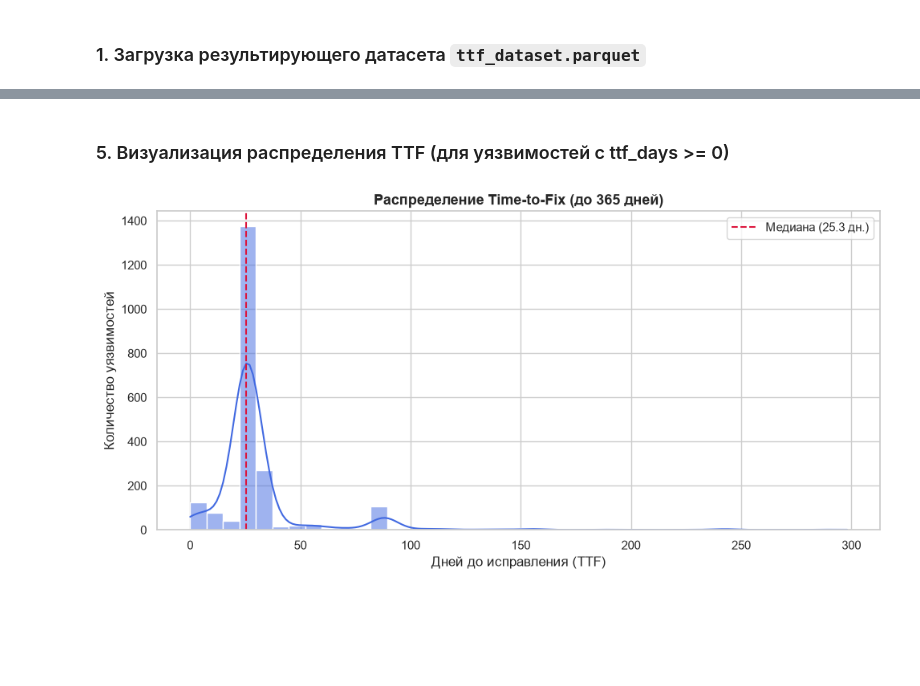
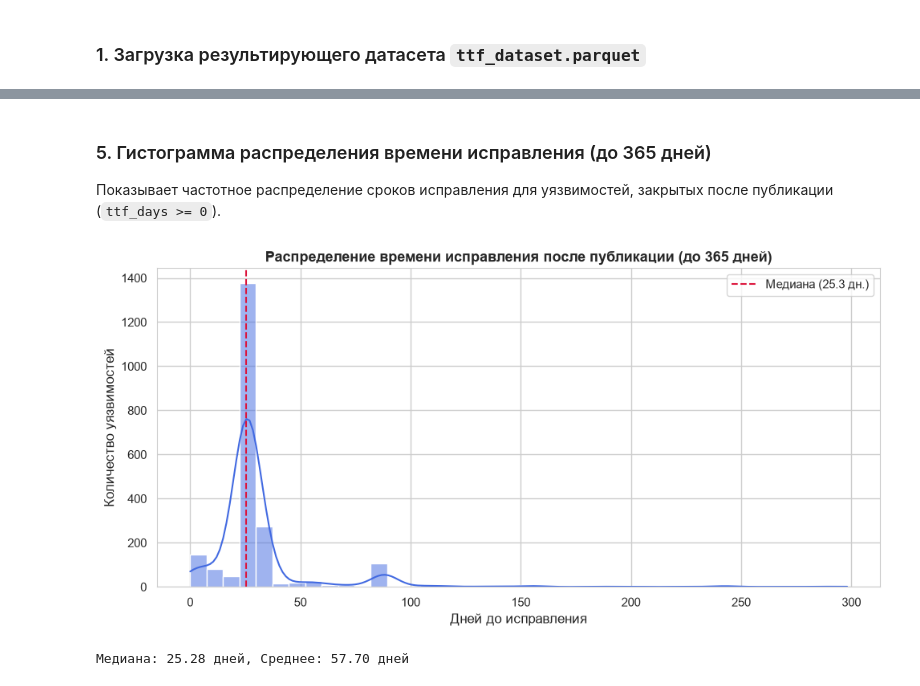
Before and after one commit to kseilons/python-fix-time, a Jupyter notebook: notebooks/data_exploration.ipynb, the cells around one changed output, grey strips where cells are left out. Saved outputs shown, nothing was run; the diff lists cells and outputs as text; code cells hidden in the pictures; blank space fills up the shorter version.

```diff
--- a/notebooks/data_exploration.ipynb
+++ b/notebooks/data_exploration.ipynb
@@ -6,14 +15,18 @@
 # %%
+import os
+from pathlib import Path
 import pandas as pd
 import numpy as np
 import matplotlib.pyplot as plt
 import seaborn as sns
-from pathlib import Path
+from cvss import CVSS3
 
-# Настройки графиков
+# Настройки оформления графиков
 sns.set_theme(style="whitegrid", palette="muted")
-plt.rcParams["figure.figsize"] = (10, 5)
+plt.rcParams["figure.figsize"] = (10, 5.5)
 plt.rcParams["font.size"] = 11
+plt.rcParams["axes.edgecolor"] = "#cccccc"
+plt.rcParams["axes.linewidth"] = 0.8
 # %% [markdown]
 ### 1. Загрузка результирующего датасета `ttf_dataset.parquet`
 # %%
@@ -134,16 +197,20 @@ plt.show()
 # %% [markdown]
-### 5. Визуализация распределения TTF (для уязвимостей с ttf_days >= 0)
+### 5. Гистограмма распределения времени исправления (до 365 дней)
+Показывает частотное распределение сроков исправления для уязвимостей, закрытых после публикации (`ttf_days >= 0`).
 # %%
-positive_ttf = valid_ttf[valid_ttf >= 0]
+after_pub_ttf = valid_ttf[valid_ttf >= 0]
 
 plt.figure(figsize=(10, 5))
-sns.histplot(positive_ttf[positive_ttf <= 365], bins=40, kde=True, color="royalblue")
-plt.axvline(positive_ttf.median(), color="crimson", linestyle="--", label=f"Медиана ({positive_ttf.median():.1f} дн.)")
-plt.title("Распределение Time-to-Fix (до 365 дней)", fontsize=13, weight="bold")
-plt.xlabel("Дней до исправления (TTF)")
+sns.histplot(after_pub_ttf[after_pub_ttf <= 365], bins=40, kde=True, color="royalblue")
+plt.axvline(after_pub_ttf.median(), color="crimson", linestyle="--", linewidth=1.5, label=f"Медиана ({after_pub_ttf.median():.1f} дн.)")
+plt.title("Распределение времени исправления после публикации (до 365 дней)", fontsize=13, weight="bold")
+plt.xlabel("Дней до исправления")
 plt.ylabel("Количество уязвимостей")
 plt.legend()
 plt.tight_layout()
 plt.show()
+
+print(f"Медиана: {after_pub_ttf.median():.2f} дней, Среднее: {after_pub_ttf.mean():.2f} дней")
 # %% [output]
-[figure, old version]
+[figure, new version]
+Медиана: 25.28 дней, Среднее: 57.70 дней
```
Also changed, not shown: parts of 26 cells of this notebook, 1 other file.
